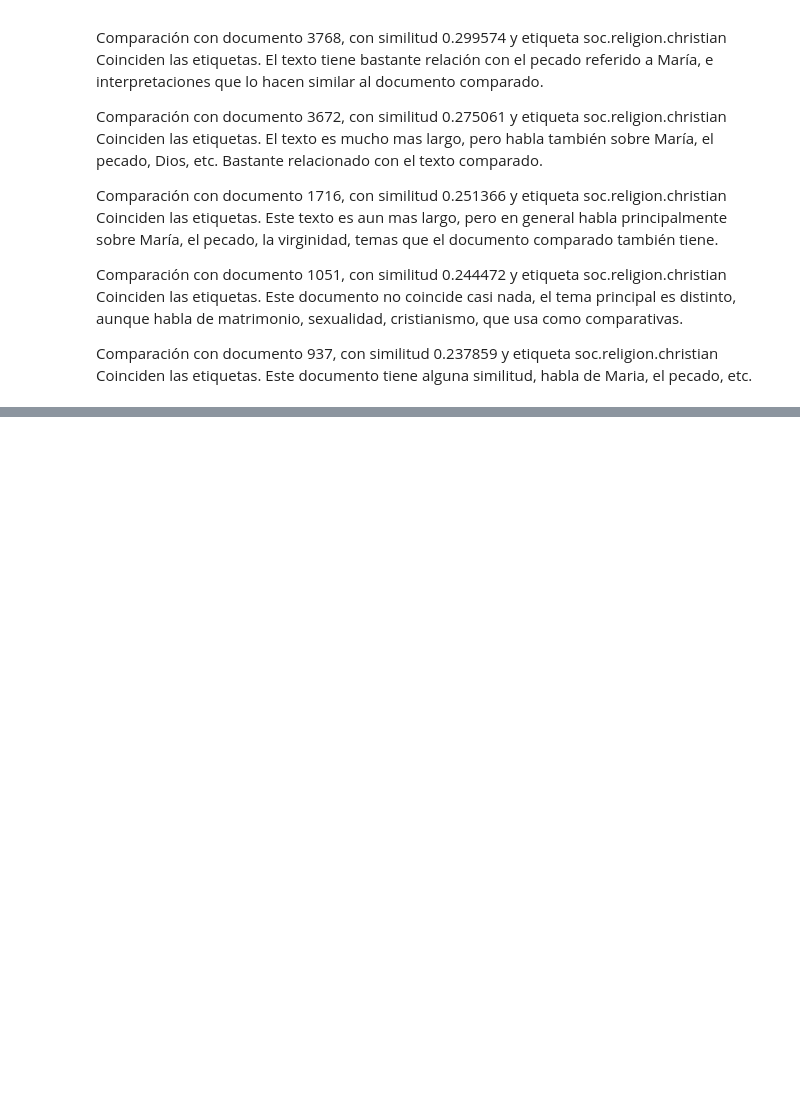
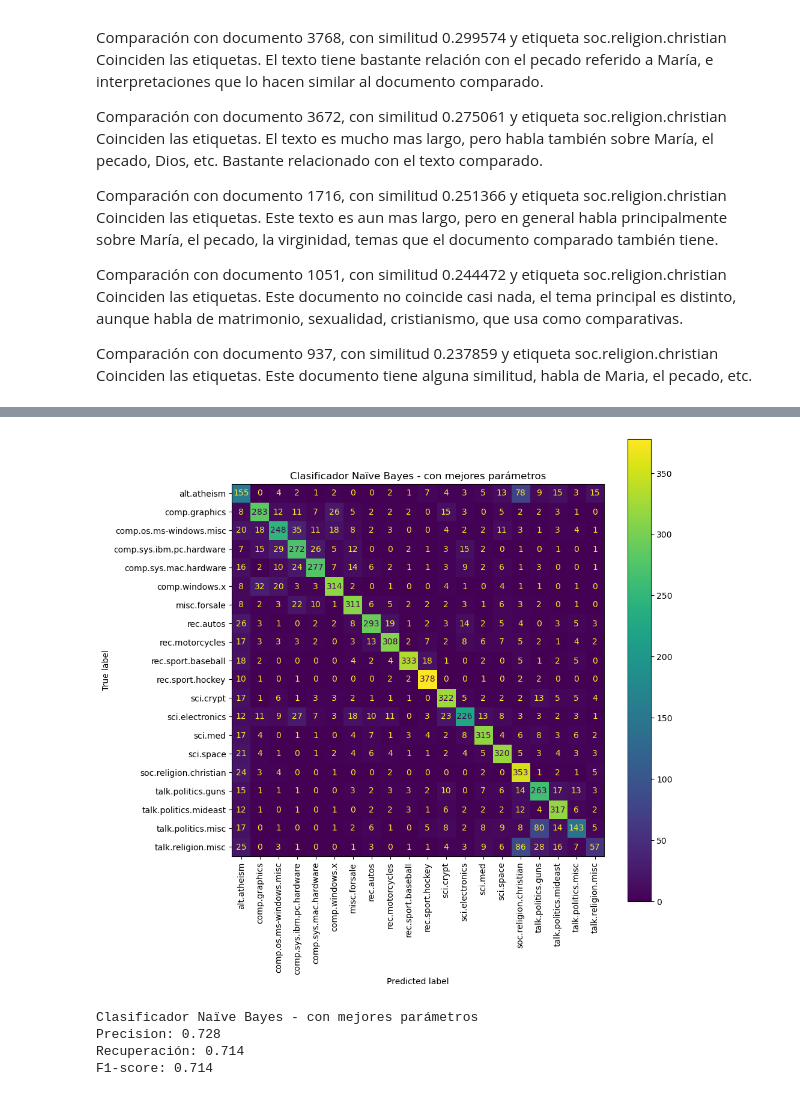
Before and after one commit to gjmv/CEIA_2025_B4_PNL1_TP, a Jupyter notebook: Desafio_1.ipynb, the cells around one changed output, grey strips where cells are left out. Cells and saved outputs as stored; diff of their text form; code cells hidden in the pictures; blank space fills up the shorter version.

```diff
--- a/Desafio_1.ipynb
+++ b/Desafio_1.ipynb
@@ -264,0 +372,12 @@ Coinciden las etiquetas. Este documento tiene alguna similitud, habla de Maria,
+# %%
+import optuna
+from optuna.samplers import TPESampler
+
+# Creo un estudio de Optuna
+# Optuna es un poco verboso, dejamos que solo nos muestre logs de errores
+optuna.logging.set_verbosity(optuna.logging.ERROR)
+
+sampler = TPESampler(seed=44)
+study = optuna.create_study(direction="maximize", sampler=sampler)
+study.optimize(objective, n_trials=50, callbacks=[champion_callback])
+print("End")
@@ -264,0 +397,4 @@ Coinciden las etiquetas. Este documento tiene alguna similitud, habla de Maria,
+# %%
+# Obtenemos los mejores hiperparámetros encontrados
+best_params = study.best_params
+best_params
@@ -264,0 +413,40 @@ Coinciden las etiquetas. Este documento tiene alguna similitud, habla de Maria,
+# %%
+# Construyo nuevamente el vectorizador y el clasificador
+if (best_params['clasif'] == "MultinomialNB"):
+    clf = MultinomialNB(alpha=best_params['alpha'], fit_prior=best_params['fit_prior'])
+else:
+    clf = ComplementNB(alpha=best_params['alpha'], fit_prior=best_params['fit_prior'], norm=best_params['norm'])
+
+tfidfvect = TfidfVectorizer(strip_accents=best_params['strip_accents'], lowercase=best_params['lowercase'], analyzer=best_params['analyzer'], stop_words=best_params['stop_words'],
+                            ngram_range=ngram_range_list[best_params['ngram_range']], max_df=best_params['max_df'], min_df=best_params['min_df'])
+
+X_train = tfidfvect.fit_transform(newsgroups_train.data)
+y_train = newsgroups_train.target
+# Vectorizo el dataset de test
+X_test = tfidfvect.transform(newsgroups_test.data)
+y_test = newsgroups_test.target
+
+clf.fit(X_train, y_train)
+y_pred = clf.predict(X_test)
+# %%
+cm_knn = confusion_matrix(y_test, y_pred)
+disp = ConfusionMatrixDisplay(confusion_matrix=cm_knn, display_labels=newsgroups_test.target_names)
+
+fig, ax = plt.subplots(figsize=(10,10))
+ax.grid(False)
+disp.plot(ax=ax, xticks_rotation=90)
+ax.set_title("Clasificador Naïve Bayes - con mejores parámetros")
+plt.show()
+# %% [output]
+[figure, added]
+# %%
+# Calculo métricas
+print("Clasificador Naïve Bayes - con mejores parámetros")
+print(f"Precision: {precision_score(y_test, y_pred, zero_division=0, average='macro'):.3f}")
+print(f"Recuperación: {recall_score(y_test, y_pred, zero_division=0, average='macro'):.3f}")
+print(f"F1-score: {f1_score(y_test, y_pred, zero_division=0, average='macro'):.3f}")
+# %% [output]
+Clasificador Naïve Bayes - con mejores parámetros
+Precision: 0.728
+Recuperación: 0.714
+F1-score: 0.714
```
Also changed, not shown: parts of 15 cells of this notebook.
